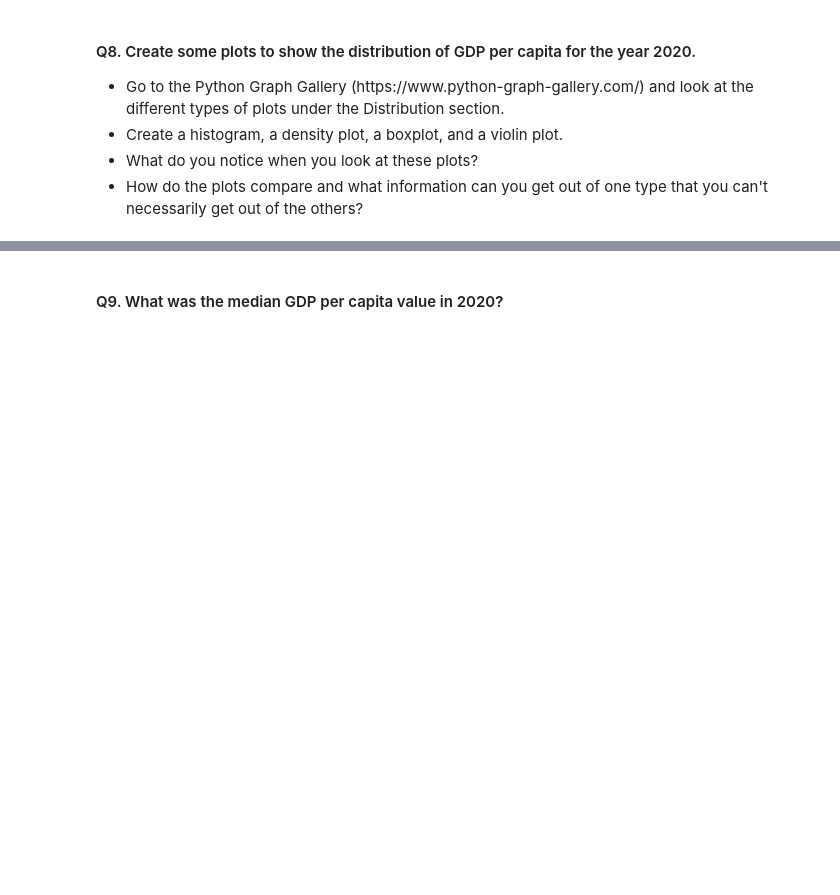
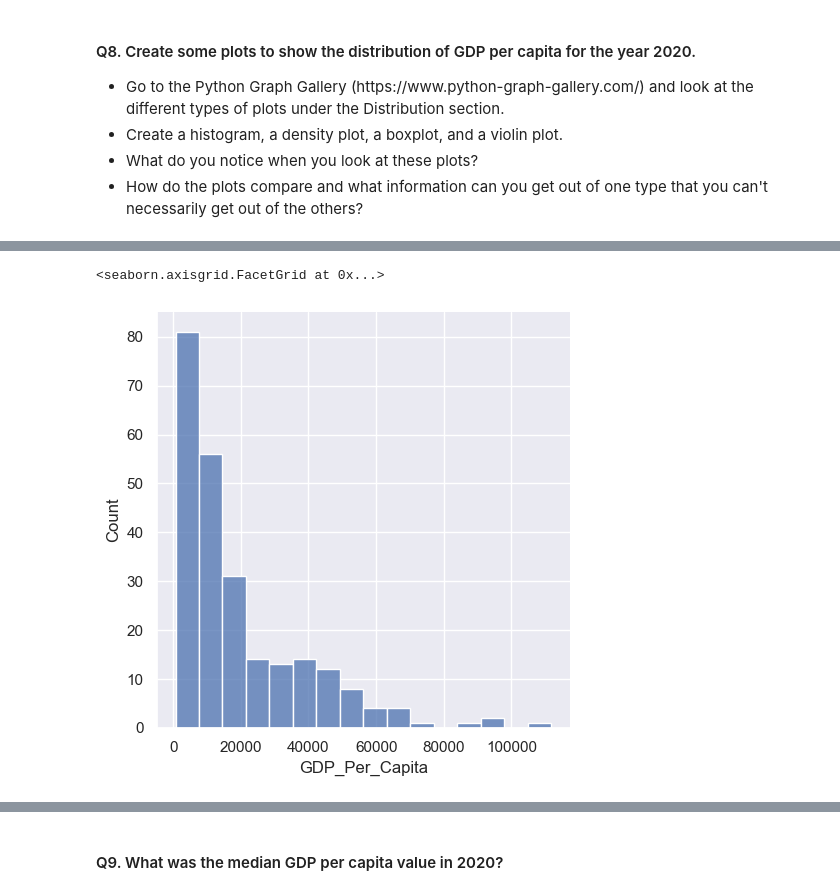
Before and after one commit to NSS-Data-Analytics-Cohort-11/undata-hayleymadden, a Jupyter notebook: notebook/UNdata_DA11.ipynb, the cells around one changed output, grey strips where cells are left out. Saved outputs shown, nothing was run; the diff lists cells and outputs as text; code cells hidden in the pictures; blank space fills up the shorter version.

Commit message:
Questions through #13 complete, breaking at internet use data.

```diff
--- a/notebook/UNdata_DA11.ipynb
+++ b/notebook/UNdata_DA11.ipynb
@@ -3,4 +3,5 @@ import pandas as pd
 import numpy as np
 import matplotlib.pyplot as plt
 import seaborn as sns
+sns.set_theme()
 # %% [markdown]
@@ -174,0 +180,10 @@ A: Some of these entries, such as 'Sint Maarten (Dutch part)', 'CuraÃ§ao', and
+# %%
+# Isolate data - GDP per capita for the year 2020
+
+gdp_2020 = gdp_df[gdp_df["Year"] == 2020]
+
+# Create a histogram
+sns.displot(data=gdp_2020["GDP_Per_Capita"])
+# %% [output]
+<seaborn.axisgrid.FacetGrid at 0x...>
+[figure, added]
```
Also changed, not shown: parts of 20 cells of this notebook.
